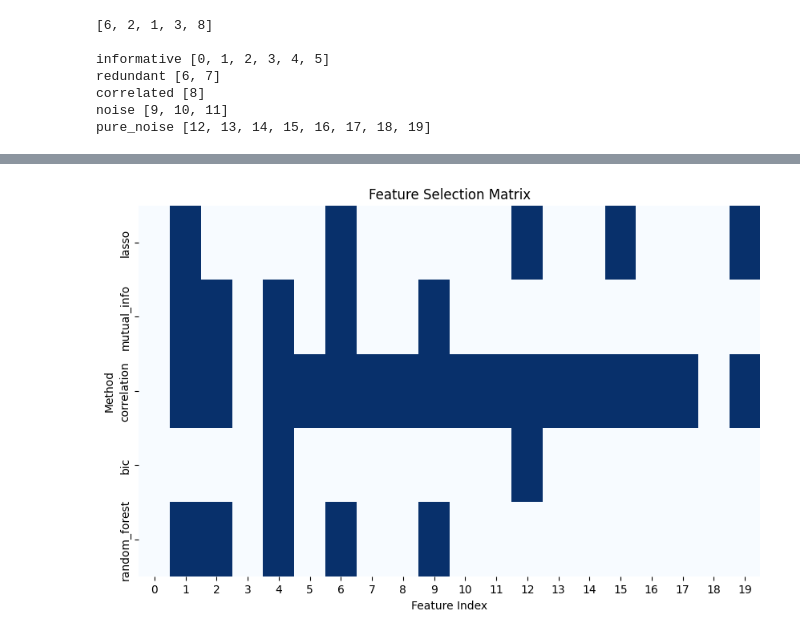
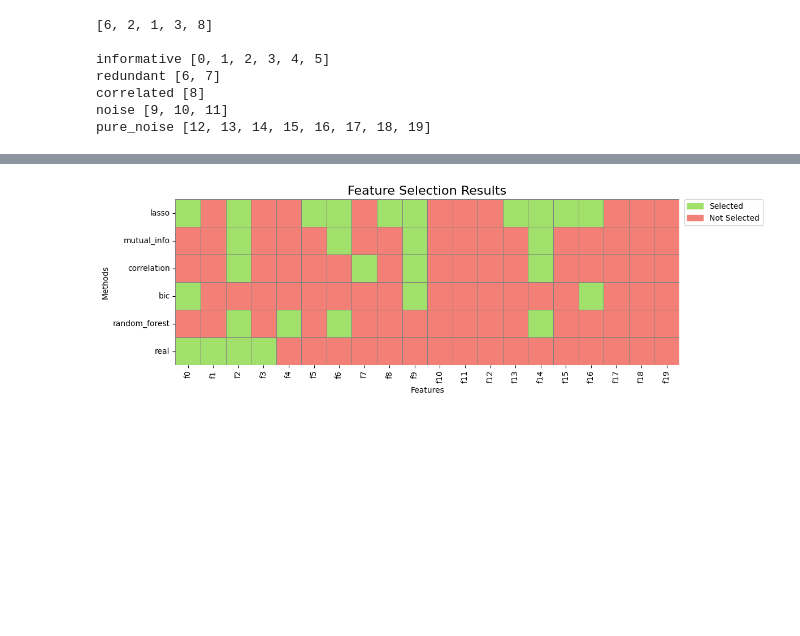
Before and after one commit to nizwant/dev_project, a Jupyter notebook: notebook/02_implement_feature_selection.ipynb, the cells around one changed output, grey strips where cells are left out. Cells and saved outputs as stored; diff of their text form; code cells hidden in the pictures; blank space fills up the shorter version.

Commit message:
feat: feature selection result plot

```diff
--- a/notebook/02_implement_feature_selection.ipynb
+++ b/notebook/02_implement_feature_selection.ipynb
@@ -206,19 +207,55 @@ random_forest: selected feature indices: [0, 10, 2]
-# %%
-import matplotlib.pyplot as plt
-import seaborn as sns
-
-# Create binary matrix of selections
-feature_matrix = pd.DataFrame(
-    0, index=range(X.shape[1]), columns=selected_features.keys()
-)
-for method, features in selected_features.items():
-    feature_matrix.loc[features, method] = 1
-
-plt.figure(figsize=(10, 6))
-sns.heatmap(feature_matrix.T, cmap="Blues", cbar=False)
-plt.title("Feature Selection Matrix")
-plt.xlabel("Feature Index")
-plt.ylabel("Method")
-plt.show()
-# %% [output]
-[figure, removed]
+# %%
+import matplotlib.pyplot as plt
+import seaborn as sns
+import pandas as pd
+import numpy as np
+import matplotlib.patches as mpatches
+
+selected_features["real"] = feature_types["informative"]
+
+# Binary feature selection matrix (your original logic)
+feature_matrix = pd.DataFrame(
+    0, index=range(X.shape[1]), columns=selected_features.keys()
+)
+for method, features in selected_features.items():
+    feature_matrix.loc[features, method] = 1
+
+# Transpose for correct orientation
+binary_matrix = feature_matrix.T
+
+# Plot
+plt.figure(figsize=(12, 4))
+sns.heatmap(
+    binary_matrix,
+    cmap=["#f38076", "#a2e06c"],  # red=not selected, green=selected
+    linewidths=0.5,
+    linecolor="gray",
+    cbar=False,
+)
+
+# Customize axes
+plt.xticks(
+    ticks=np.arange(X.shape[1]) + 0.5,
+    labels=[f"f{i}" for i in range(X.shape[1])],
+    rotation=90,
+)
+plt.yticks(rotation=0)
+plt.xlabel("Features")
+plt.ylabel("Methods")
+plt.title("Feature Selection Results", fontsize=16)
+
+# Custom legend
+selected_patch = mpatches.Patch(color="#a2e06c", label="Selected")
+not_selected_patch = mpatches.Patch(color="#f38076", label="Not Selected")
+plt.legend(
+    handles=[selected_patch, not_selected_patch],
+    bbox_to_anchor=(1.01, 1.0),
+    loc="upper left",
+    borderaxespad=0.0,
+    frameon=True,
+)
+
+plt.tight_layout()
+plt.show()
+# %% [output]
+[figure, added]
```
Also changed, not shown: parts of 2 cells of this notebook.
